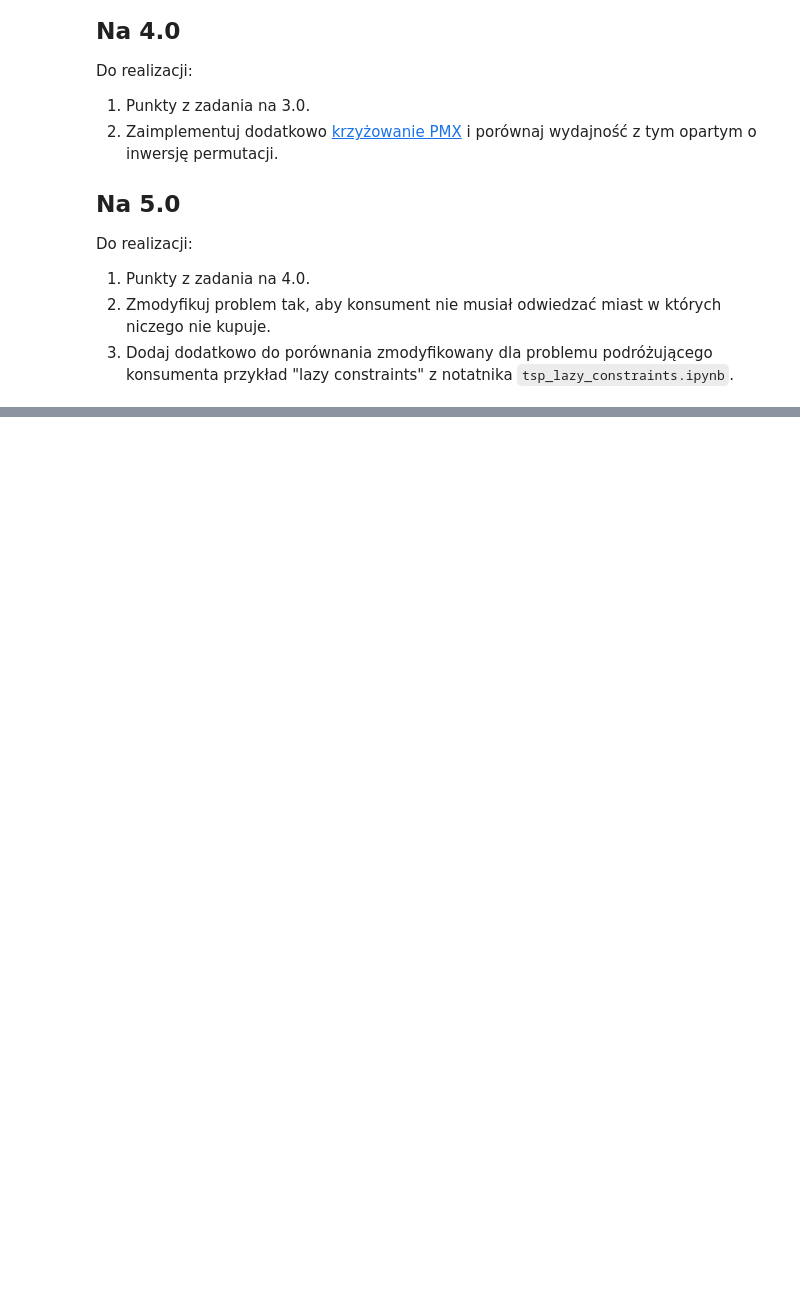
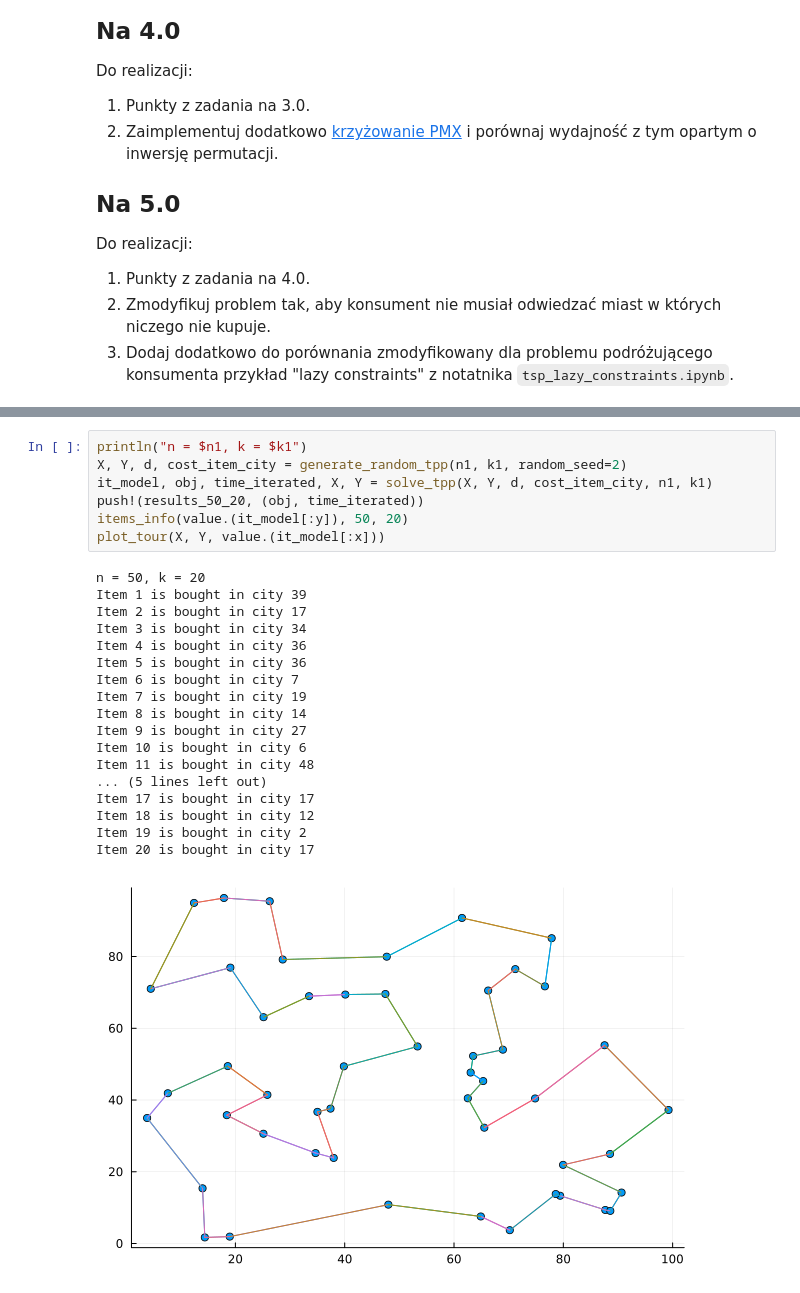
Before and after one commit to SerZeliuk/Metody-i-algorytmy-optymalizacji, a Jupyter notebook: Lab4/zad4.ipynb, the cells around one changed output, grey strips where cells are left out. Drawn from its saved outputs; the diff is of its cells as text; blank space fills up the shorter version.

```diff
--- a/Lab4/zad4.ipynb
+++ b/Lab4/zad4.ipynb
@@ -219,0 +219,26 @@ Item 100 is bought in city 41
+# %%
+println("n = $n1, k = $k1")
+X, Y, d, cost_item_city = generate_random_tpp(n1, k1, random_seed=2)
+it_model, obj, time_iterated, X, Y = solve_tpp(X, Y, d, cost_item_city, n1, k1)
+push!(results_50_20, (obj, time_iterated))
+items_info(value.(it_model[:y]), 50, 20)
+plot_tour(X, Y, value.(it_model[:x]))
+# %% [output]
+n = 50, k = 20
+Item 1 is bought in city 39
+Item 2 is bought in city 17
+Item 3 is bought in city 34
+Item 4 is bought in city 36
+Item 5 is bought in city 36
+Item 6 is bought in city 7
+Item 7 is bought in city 19
+Item 8 is bought in city 14
+Item 9 is bought in city 27
+Item 10 is bought in city 6
+Item 11 is bought in city 48
+... (5 lines left out)
+Item 17 is bought in city 17
+Item 18 is bought in city 12
+Item 19 is bought in city 2
+Item 20 is bought in city 17
+[figure, added]
```
Also changed, not shown: parts of 36 cells of this notebook, 1 other file.
